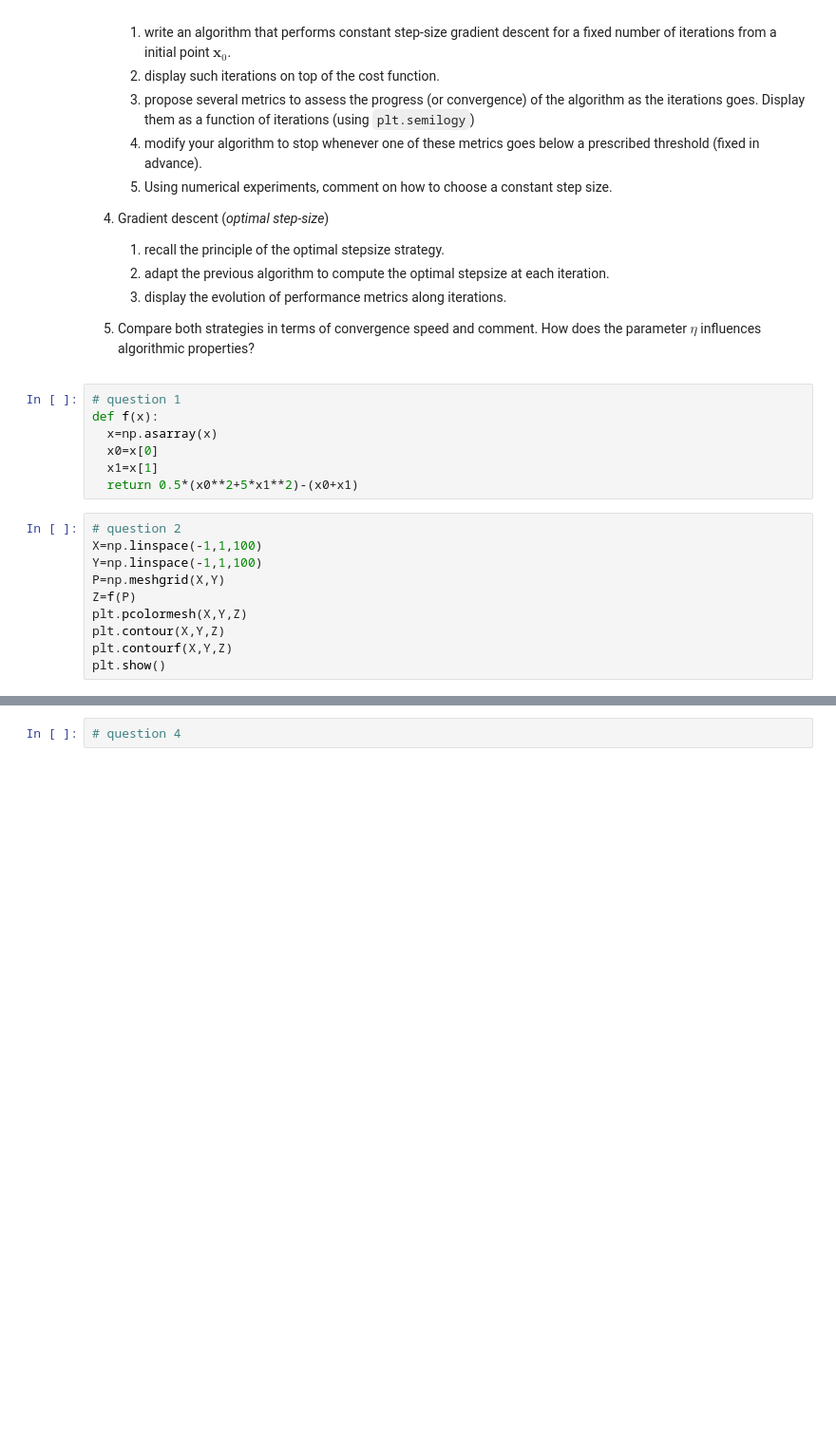
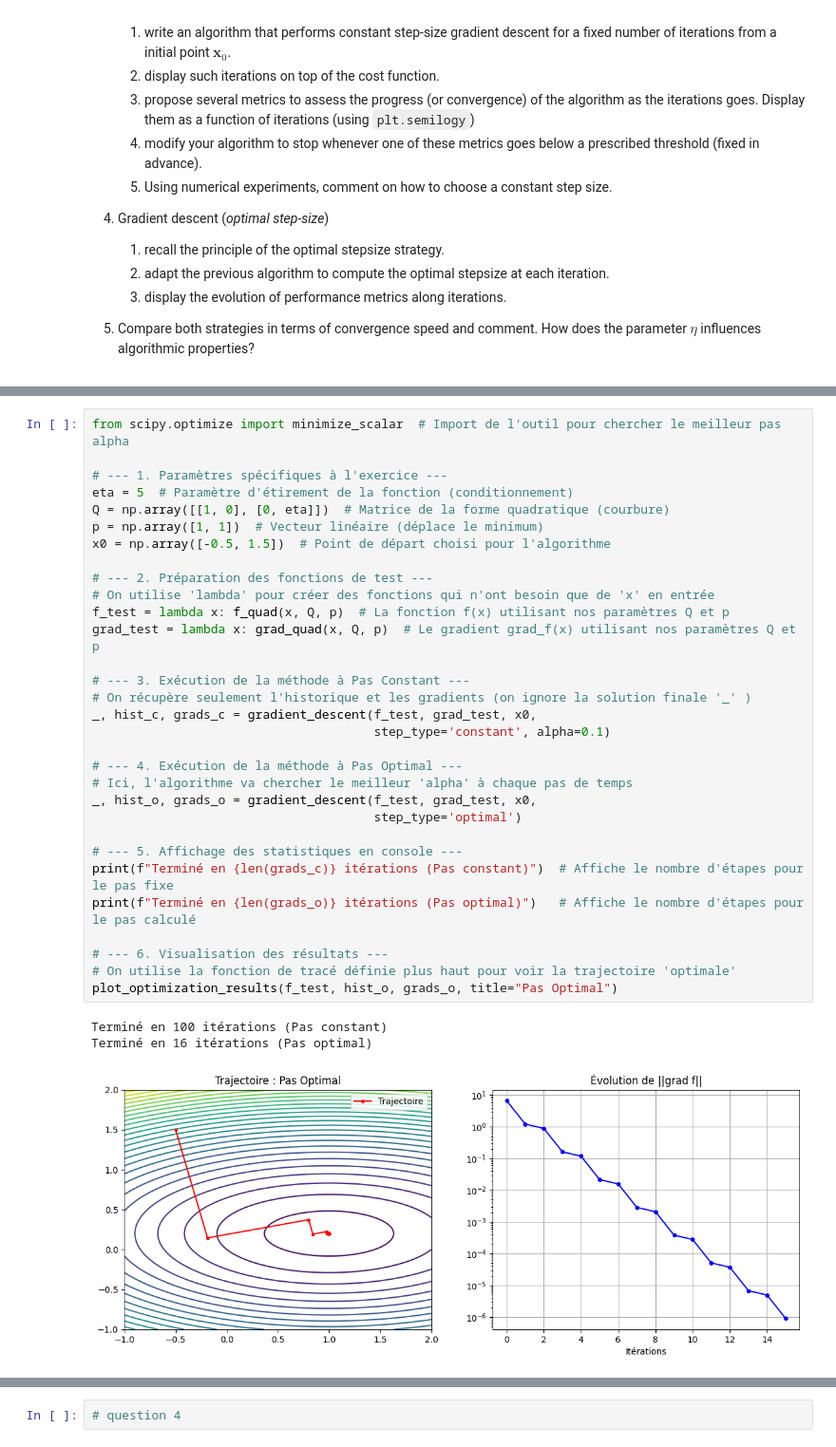
Before and after one commit to LangHug/Projet_oiseaux, a Jupyter notebook: labs/LW2.ipynb, the cells around one changed output, grey strips where cells are left out. Shown at 95% size. Saved outputs shown, nothing was run; the diff lists cells and outputs as text; blank space fills up the shorter version.

```diff
--- a/labs/LW2.ipynb
+++ b/labs/LW2.ipynb
@@ -59,20 +59,3 @@ $$f(\mathbf{x}) = \frac{1}{2} \mathbf{x}^\top \mathbf{Q} \mathbf{x} - \mathbf{p}
    3. display the evolution of performance metrics along iterations.
 
 5. Compare both strategies in terms of convergence speed and comment. How does the parameter $\eta$ influences algorithmic properties?
-# %%
-# question 1
-def f(x):
-  x=np.asarray(x)
-  x0=x[0]
-  x1=x[1]
-  return 0.5*(x0**2+5*x1**2)-(x0+x1)
-# %%
-# question 2
-X=np.linspace(-1,1,100)
-Y=np.linspace(-1,1,100)
-P=np.meshgrid(X,Y)
-Z=f(P)
-plt.pcolormesh(X,Y,Z)
-plt.contour(X,Y,Z)
-plt.contourf(X,Y,Z)
-plt.show()
@@ -147,0 +138,35 @@ plt.show()
+# %%
+from scipy.optimize import minimize_scalar  # Import de l'outil pour chercher le meilleur pas alpha
+
+# --- 1. Paramètres spécifiques à l'exercice ---
+eta = 5  # Paramètre d'étirement de la fonction (conditionnement)
+Q = np.array([[1, 0], [0, eta]])  # Matrice de la forme quadratique (courbure)
+p = np.array([1, 1])  # Vecteur linéaire (déplace le minimum)
+x0 = np.array([-0.5, 1.5])  # Point de départ choisi pour l'algorithme
+
+# --- 2. Préparation des fonctions de test ---
+# On utilise 'lambda' pour créer des fonctions qui n'ont besoin que de 'x' en entrée
+f_test = lambda x: f_quad(x, Q, p)  # La fonction f(x) utilisant nos paramètres Q et p
+grad_test = lambda x: grad_quad(x, Q, p)  # Le gradient grad_f(x) utilisant nos paramètres Q et p
+
+# --- 3. Exécution de la méthode à Pas Constant ---
+# On récupère seulement l'historique et les gradients (on ignore la solution finale '_' )
+_, hist_c, grads_c = gradient_descent(f_test, grad_test, x0,
+                                      step_type='constant', alpha=0.1)
+
+# --- 4. Exécution de la méthode à Pas Optimal ---
+# Ici, l'algorithme va chercher le meilleur 'alpha' à chaque pas de temps
+_, hist_o, grads_o = gradient_descent(f_test, grad_test, x0,
+                                      step_type='optimal')
+
+# --- 5. Affichage des statistiques en console ---
+print(f"Terminé en {len(grads_c)} itérations (Pas constant)")  # Affiche le nombre d'étapes pour le pas fixe
+print(f"Terminé en {len(grads_o)} itérations (Pas optimal)")   # Affiche le nombre d'étapes pour le pas calculé
+
+# --- 6. Visualisation des résultats ---
+# On utilise la fonction de tracé définie plus haut pour voir la trajectoire 'optimale'
+plot_optimization_results(f_test, hist_o, grads_o, title="Pas Optimal")
+# %% [output]
+Terminé en 100 itérations (Pas constant)
+Terminé en 16 itérations (Pas optimal)
+[figure, added]
```
Also changed, not shown: parts of 19 cells of this notebook.
